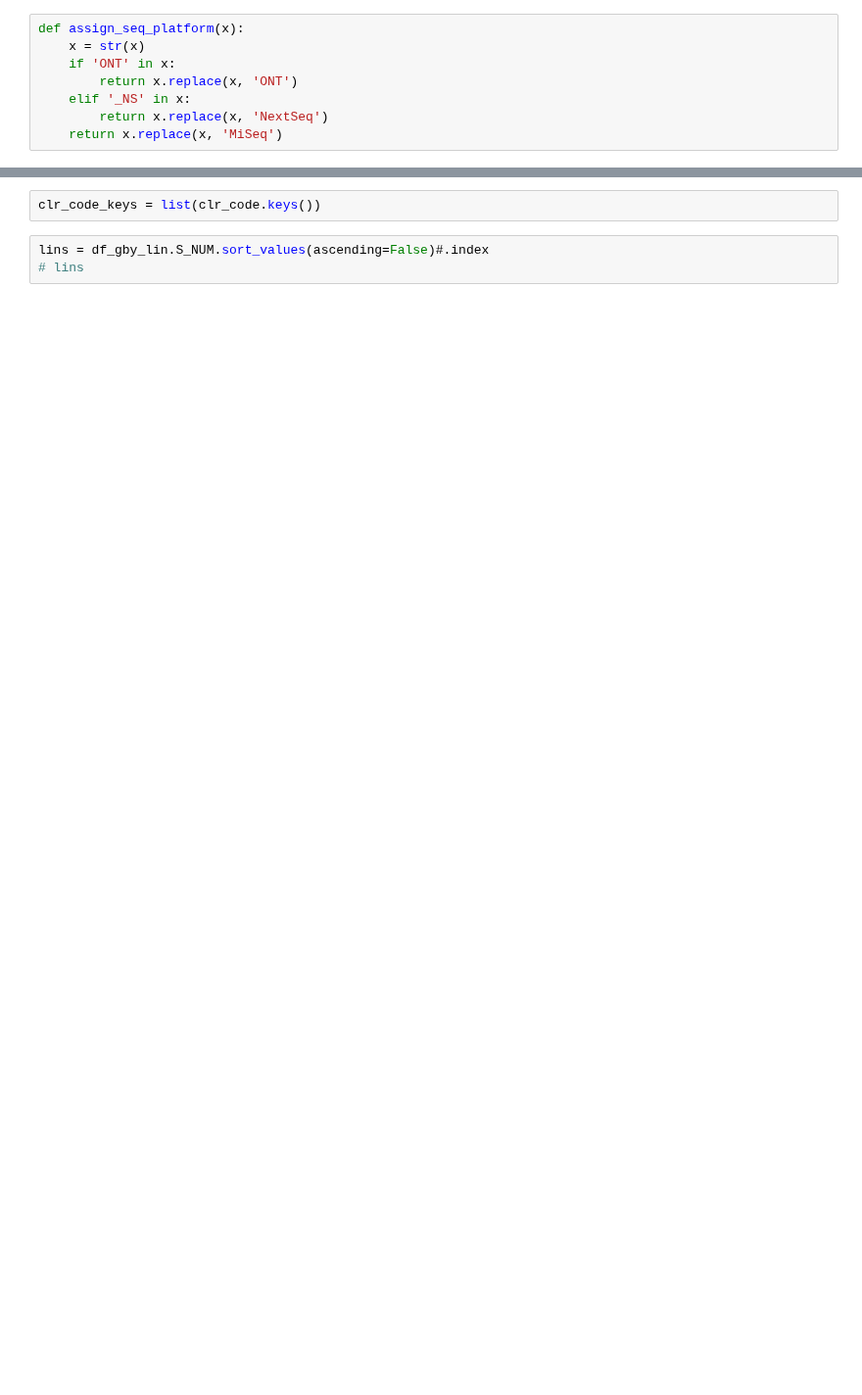
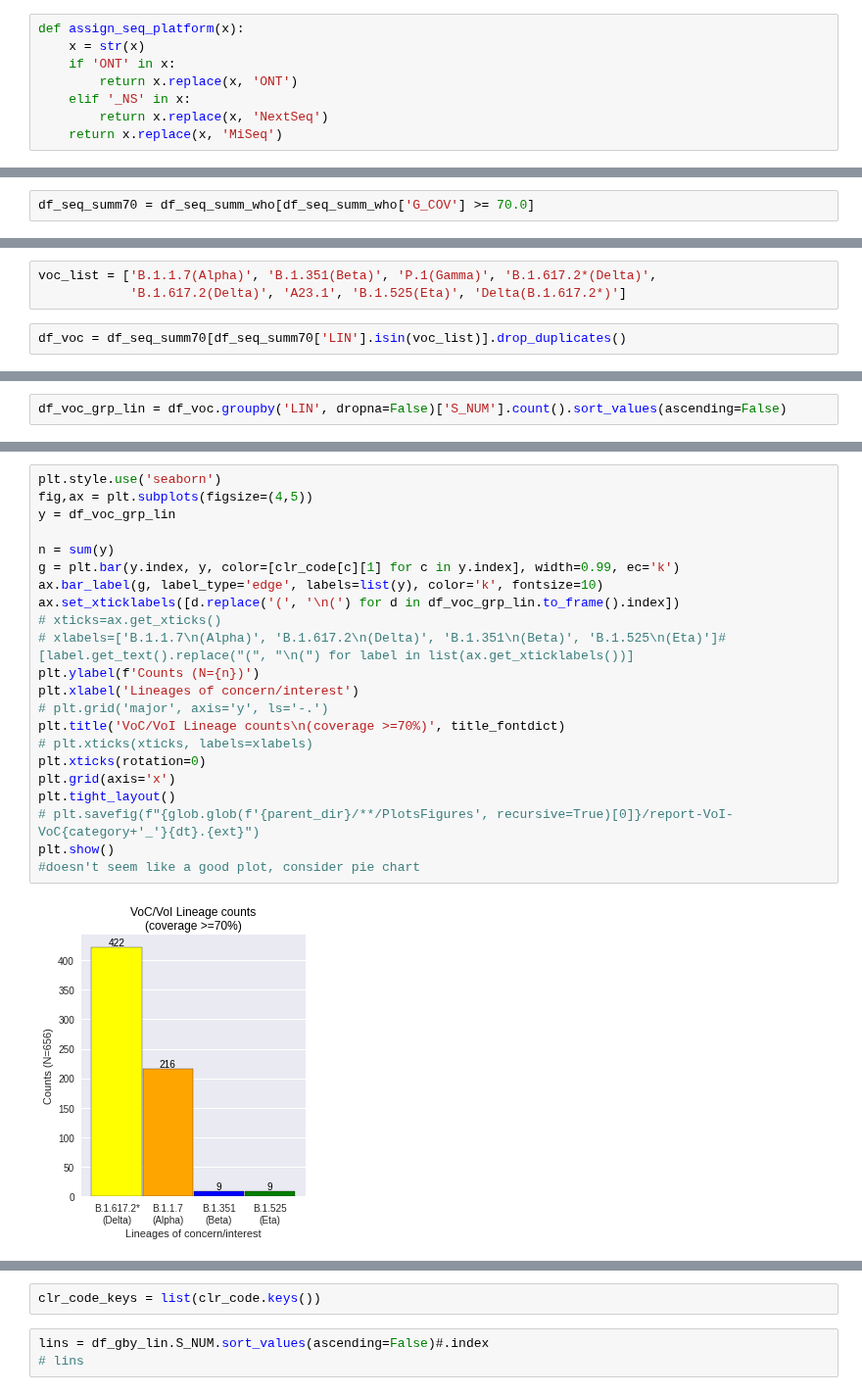
Before and after one commit to ousodaniel/SARS-CoV-2-Data-Workflows, a Jupyter notebook: trend-plots.ipynb, the cells around one changed output, grey strips where cells are left out. Shown at 98% size. Saved outputs shown, nothing was run; the diff lists cells and outputs as text; blank space fills up the shorter version.

```diff
--- a/trend-plots.ipynb
+++ b/trend-plots.ipynb
@@ -245,0 +298,2 @@ avail_clr = ['TBA8', 'c', 'm', 'k']
+# %%
+df_seq_summ70 = df_seq_summ_who[df_seq_summ_who['G_COV'] >= 70.0]
@@ -245,0 +304,5 @@ avail_clr = ['TBA8', 'c', 'm', 'k']
+# %%
+voc_list = ['B.1.1.7(Alpha)', 'B.1.351(Beta)', 'P.1(Gamma)', 'B.1.617.2*(Delta)',
+            'B.1.617.2(Delta)', 'A23.1', 'B.1.525(Eta)', 'Delta(B.1.617.2*)']
+# %%
+df_voc = df_seq_summ70[df_seq_summ70['LIN'].isin(voc_list)].drop_duplicates()
@@ -245,0 +313,2 @@ avail_clr = ['TBA8', 'c', 'm', 'k']
+# %%
+df_voc_grp_lin = df_voc.groupby('LIN', dropna=False)['S_NUM'].count().sort_values(ascending=False)
@@ -245,0 +324,24 @@ avail_clr = ['TBA8', 'c', 'm', 'k']
+# %%
+plt.style.use('seaborn')
+fig,ax = plt.subplots(figsize=(4,5))
+y = df_voc_grp_lin
+
+n = sum(y)
+g = plt.bar(y.index, y, color=[clr_code[c][1] for c in y.index], width=0.99, ec='k')
+ax.bar_label(g, label_type='edge', labels=list(y), color='k', fontsize=10)
+ax.set_xticklabels([d.replace('(', '\n(') for d in df_voc_grp_lin.to_frame().index])
+# xticks=ax.get_xticks()
+# xlabels=['B.1.1.7\n(Alpha)', 'B.1.617.2\n(Delta)', 'B.1.351\n(Beta)', 'B.1.525\n(Eta)']#[label.get_text().replace("(", "\n(") for label in list(ax.get_xticklabels())]
+plt.ylabel(f'Counts (N={n})')
+plt.xlabel('Lineages of concern/interest')
+# plt.grid('major', axis='y', ls='-.')
+plt.title('VoC/VoI Lineage counts\n(coverage >=70%)', title_fontdict)
+# plt.xticks(xticks, labels=xlabels)
+plt.xticks(rotation=0)
+plt.grid(axis='x')
+plt.tight_layout()
+# plt.savefig(f"{glob.glob(f'{parent_dir}/**/PlotsFigures', recursive=True)[0]}/report-VoI-VoC{category+'_'}{dt}.{ext}")
+plt.show()
+#doesn't seem like a good plot, consider pie chart
+# %% [output]
+[figure, added]
```
Also changed, not shown: parts of 135 cells of this notebook.
